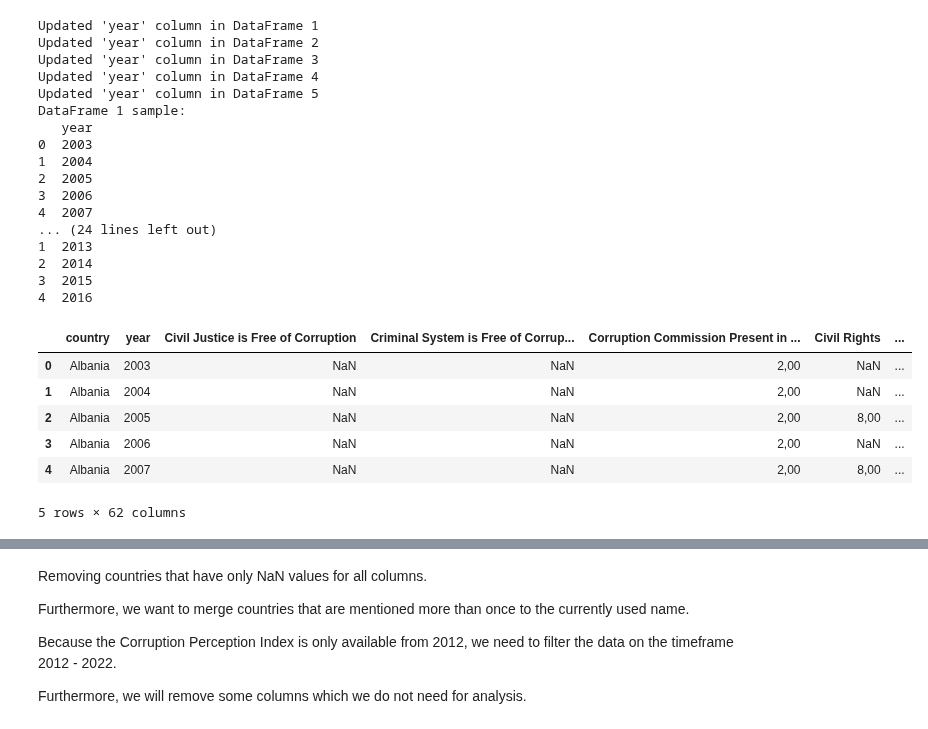
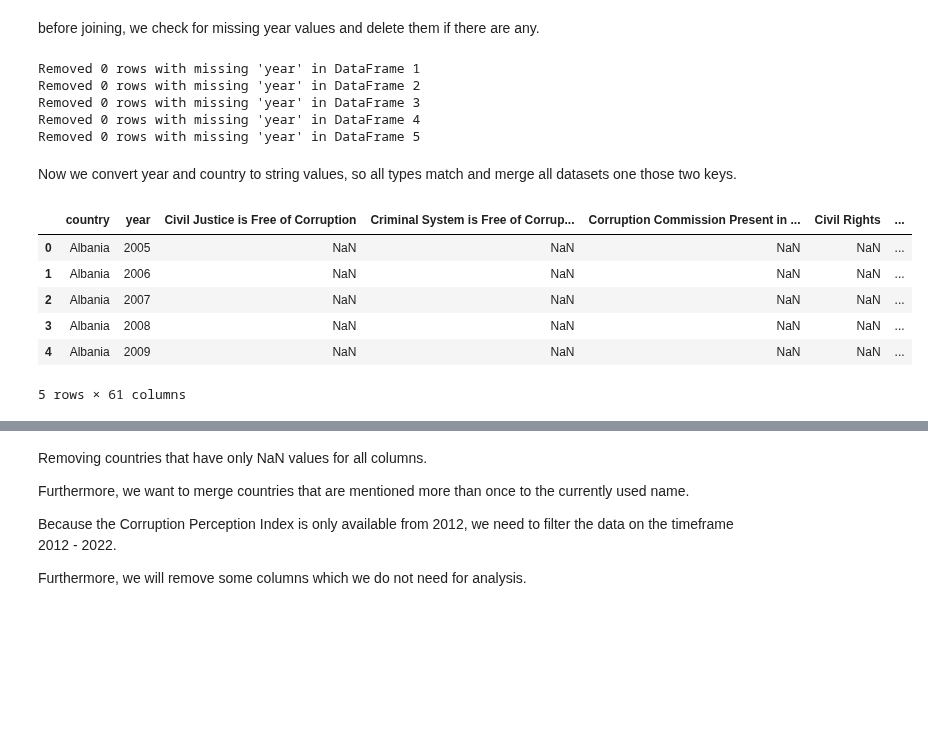
Before and after one commit to gonlyplease/corruption_analysis_europe, a Jupyter notebook: notebooks/joined_data.ipynb, the cells around one changed output, grey strips where cells are left out. Drawn from its saved outputs; the diff is of its cells as text; code cells hidden in the pictures; blank space fills up the shorter version.

Commit message:
further descirptions added, changed filename for combined data csv

```diff
--- a/notebooks/joined_data.ipynb
+++ b/notebooks/joined_data.ipynb
@@ -54,68 +40,63 @@ OECD DataFrame:
 2                                   NaN        NaN               NaN
 3                             28.482408  25.533559         11.830087
 4                             26.934503  31.689692         12.668935
+# %% [markdown]
+before joining, we check for missing year values and delete them if there are any.
 # %%
 # List of your DataFrames
 dataframes = [oecd, cpi, happiness, world_bank, un_data]
 
-# Iterate over each DataFrame and replace missing values in 'year' with 1900
+# Iterate over each DataFrame and remove rows where 'year' is missing
 for i, df in enumerate(dataframes):
     if 'year' in df.columns:  # Ensure the 'year' column exists in the DataFrame
-        df['year'] = df['year'].apply(lambda x: int(float(x)) if pd.notna(x) else 1900)
-        print(f"Updated 'year' column in DataFrame {i + 1}")
-
-# Verify changes (optional)
-for i, df in enumerate(dataframes):
-    print(f"DataFrame {i + 1} sample:")
-    print(df[['year']].head())
+        initial_row_count = len(df)
+        df.dropna(subset=['year'], inplace=True)  # Remove rows where 'year' is NaN
+        final_row_count = len(df)
+        print(f"Removed {initial_row_count - final_row_count} rows with missing 'year' in DataFrame {i + 1}")
 # %% [output]
-Updated 'year' column in DataFrame 1
-Updated 'year' column in DataFrame 2
-Updated 'year' column in DataFrame 3
-Updated 'year' column in DataFrame 4
-Updated 'year' column in DataFrame 5
-DataFrame 1 sample:
-   year
-0  2003
-1  2004
-2  2005
-3  2006
-4  2007
-... (24 lines left out)
-1  2013
-2  2014
-3  2015
-4  2016
+Removed 0 rows with missing 'year' in DataFrame 1
+Removed 0 rows with missing 'year' in DataFrame 2
+Removed 0 rows with missing 'year' in DataFrame 3
+Removed 0 rows with missing 'year' in DataFrame 4
+Removed 0 rows with missing 'year' in DataFrame 5
+# %% [markdown]
+Now we convert year and country to string values, so all types match and merge all datasets one those two keys.
 # %%
 
+oecd['country'] = oecd['country'].astype(str)
+cpi['country'] = cpi['country'].astype(str)
+gdp['country'] = gdp['country'].astype(str)
+happiness['country'] = happiness['country'].astype(str)
+world_bank['country'] = world_bank['country'].astype(str)
+un_data['country'] = un_data['country'].astype(str)
 
 oecd['year'] = oecd['year'].apply(lambda x: int(float(x)) if pd.notna(x) else None)
 
 
 oecd['year'] = oecd['year'].astype(str)
 happiness['year'] = happiness['year'].astype(str)
 cpi['year'] = cpi['year'].astype(str)
 gdp['year'] = gdp['year'].astype(str)
 world_bank['year'] = world_bank['year'].astype(str)
 un_data['year'] = un_data['year'].astype(str)
 
 # Merge all datasets on 'country' and 'year'
 merged_data = oecd.merge(cpi, on=['country', 'year'], how='outer') \
                         .merge(gdp, on=['country', 'year'], how='outer') \
                         .merge(happiness, on=['country', 'year'], how='outer') \
                         .merge(world_bank, on=['country', 'year'], how='outer') \
                         .merge(un_data, on=['country', 'year'], how='outer')
 
 # Display the merged DataFrame to the user
 merged_data.head()
 # %% [output]
 |  | country | year | Civil Justice is Free of Corruption | Criminal System is Free of Corrup... | Corruption Commission Present in ... | Civil Rights | ... |
-| 0 | Albania | 2003 | NaN | NaN | 2,00 | NaN | ... |
-| 1 | Albania | 2004 | NaN | NaN | 2,00 | NaN | ... |
-| 2 | Albania | 2005 | NaN | NaN | 2,00 | 8,00 | ... |
-| 3 | Albania | 2006 | NaN | NaN | 2,00 | NaN | ... |
-| 4 | Albania | 2007 | NaN | NaN | 2,00 | 8,00 | ... |
+| 0 | Albania | 2005 | NaN | NaN | NaN | NaN | ... |
+| 1 | Albania | 2006 | NaN | NaN | NaN | NaN | ... |
+| 2 | Albania | 2007 | NaN | NaN | NaN | NaN | ... |
+| 3 | Albania | 2008 | NaN | NaN | NaN | NaN | ... |
+| 4 | Albania | 2009 | NaN | NaN | NaN | NaN | ... |
-5 rows × 62 columns
+5 rows × 61 columns
 # %%
 merged_data[merged_data["country"] == "Italy"].head()
 # %% [output]
```
Also changed, not shown: parts of 9 cells of this notebook, 2 other files.
